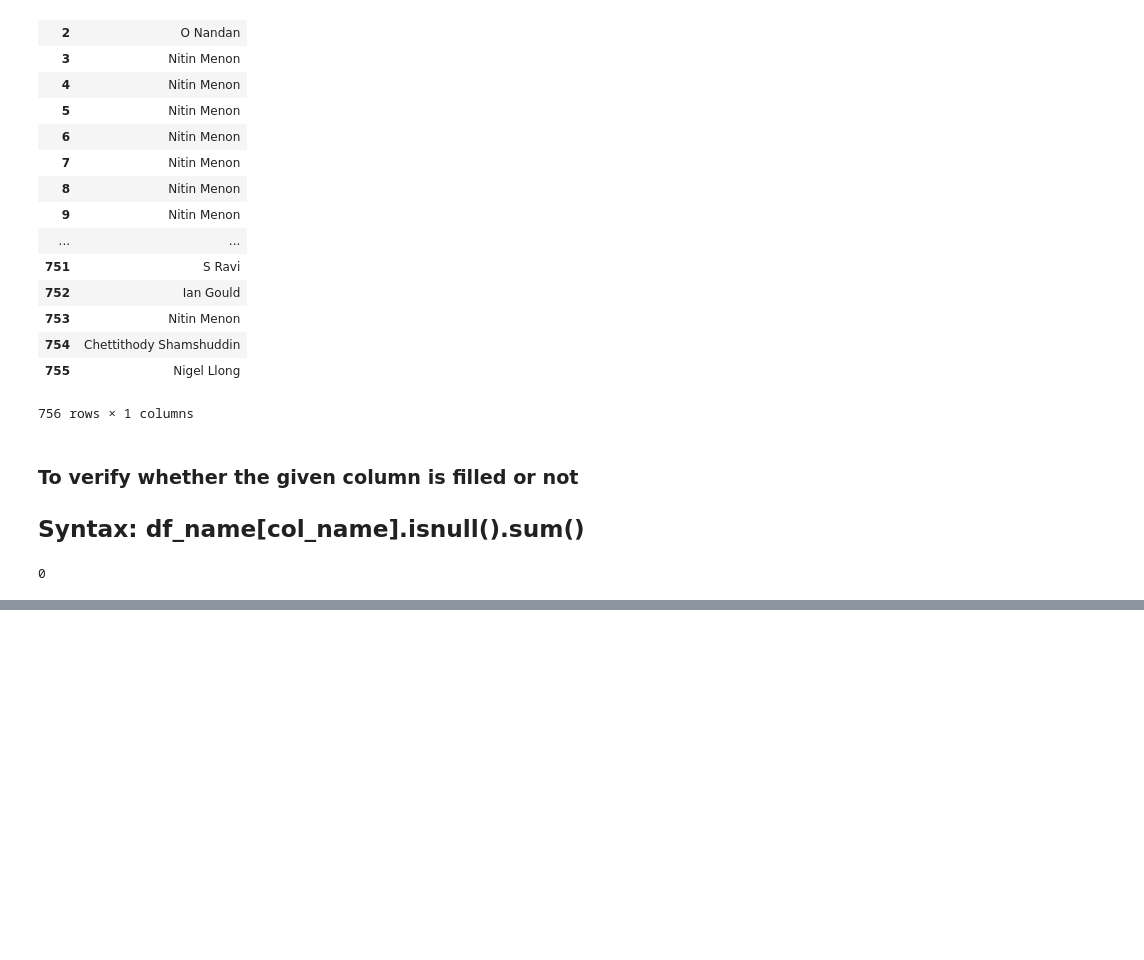
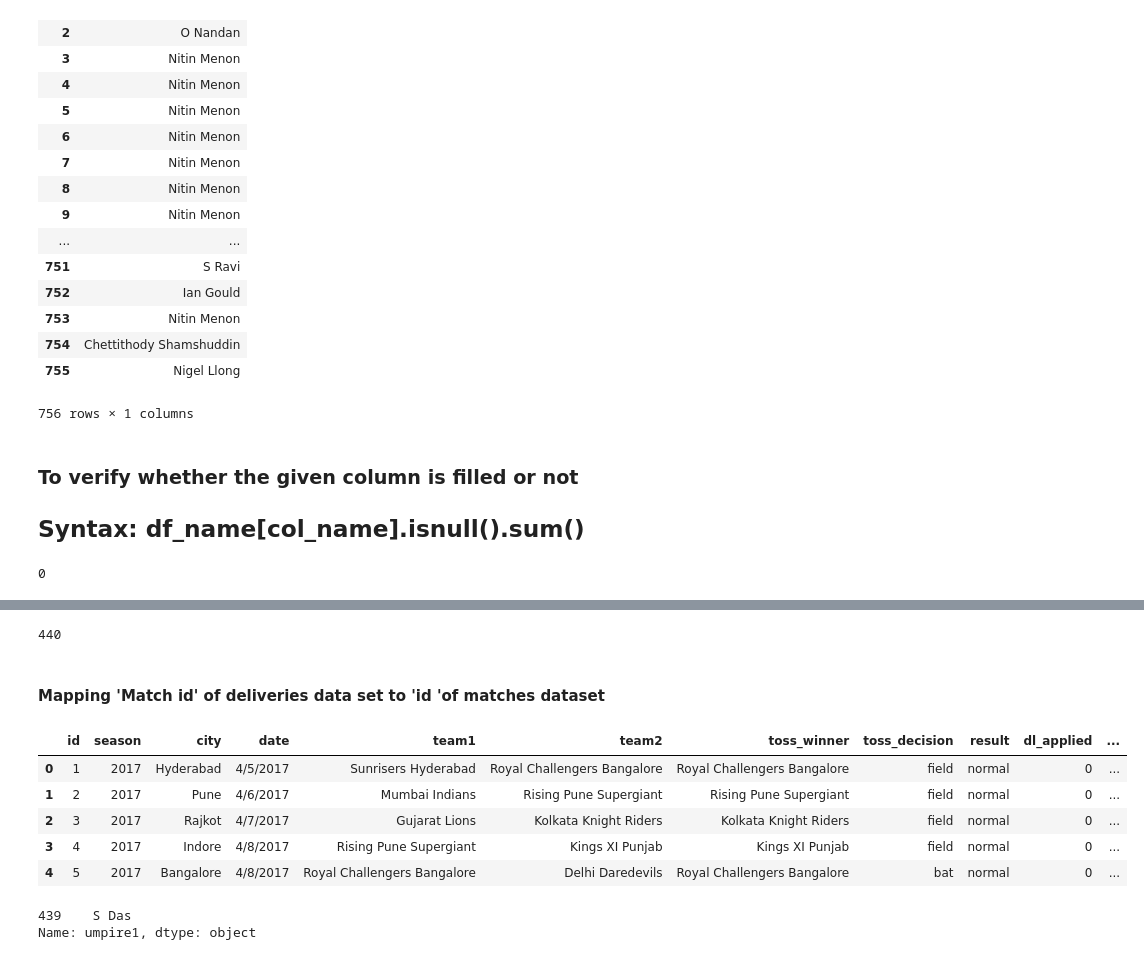
Before and after one commit to ramyasivakumar7/ML, a Jupyter notebook: Pandas-Home1.ipynb, the cells around one changed output, grey strips where cells are left out. Drawn from its saved outputs; the diff is of its cells as text; code cells hidden in the pictures; blank space fills up the shorter version.

```diff
--- a/Pandas-Home1.ipynb
+++ b/Pandas-Home1.ipynb
@@ -228,0 +203,22 @@ df_col['umpire3'].isnull().sum()
+# %%
+df_bowler
+# %% [output]
+440
+# %% [markdown]
+#### Mapping 'Match id' of deliveries data set to 'id 'of matches dataset
+# %%
+import pandas as pd
+df221=pd.read_csv('C:\\Users\\abc\\Desktop\\matches.csv')
+df221.head()
+# %% [output]
+|  | id | season | city | date | team1 | team2 | toss_winner | toss_decision | result | dl_applied | ... |
+| 0 | 1 | 2017 | Hyderabad | 4/5/2017 | Sunrisers Hyderabad | Royal Challengers Bangalore | Royal Challengers Bangalore | field | normal | 0 | ... |
+| 1 | 2 | 2017 | Pune | 4/6/2017 | Mumbai Indians | Rising Pune Supergiant | Rising Pune Supergiant | field | normal | 0 | ... |
+| 2 | 3 | 2017 | Rajkot | 4/7/2017 | Gujarat Lions | Kolkata Knight Riders | Kolkata Knight Riders | field | normal | 0 | ... |
+| 3 | 4 | 2017 | Indore | 4/8/2017 | Rising Pune Supergiant | Kings XI Punjab | Kings XI Punjab | field | normal | 0 | ... |
+| 4 | 5 | 2017 | Bangalore | 4/8/2017 | Royal Challengers Bangalore | Delhi Daredevils | Royal Challengers Bangalore | bat | normal | 0 | ... |
+# %%
+print(df221[df221['id']==df_bowler]['umpire1'])
+# %% [output]
+439    S Das
+Name: umpire1, dtype: object
```
Also changed, not shown: parts of 12 cells of this notebook.
